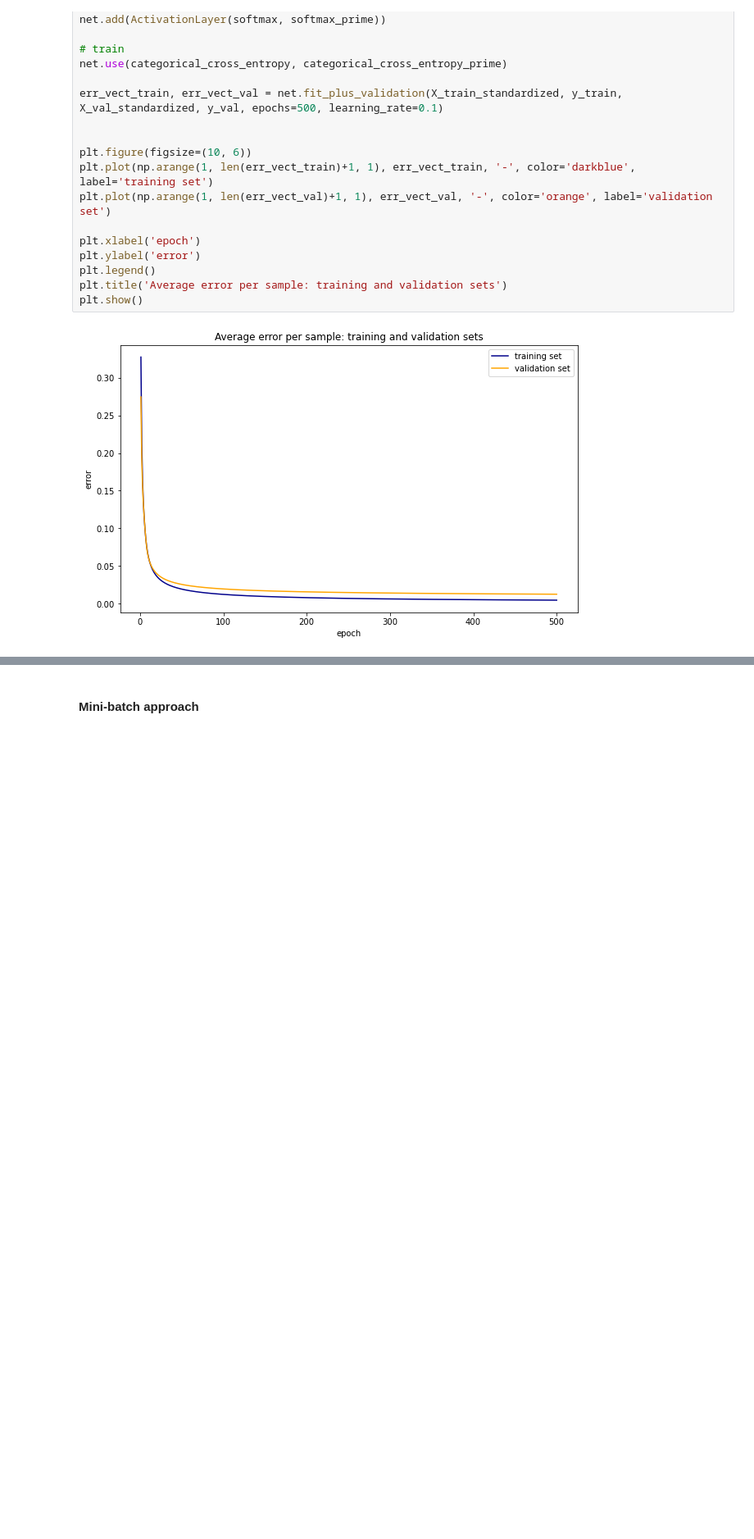
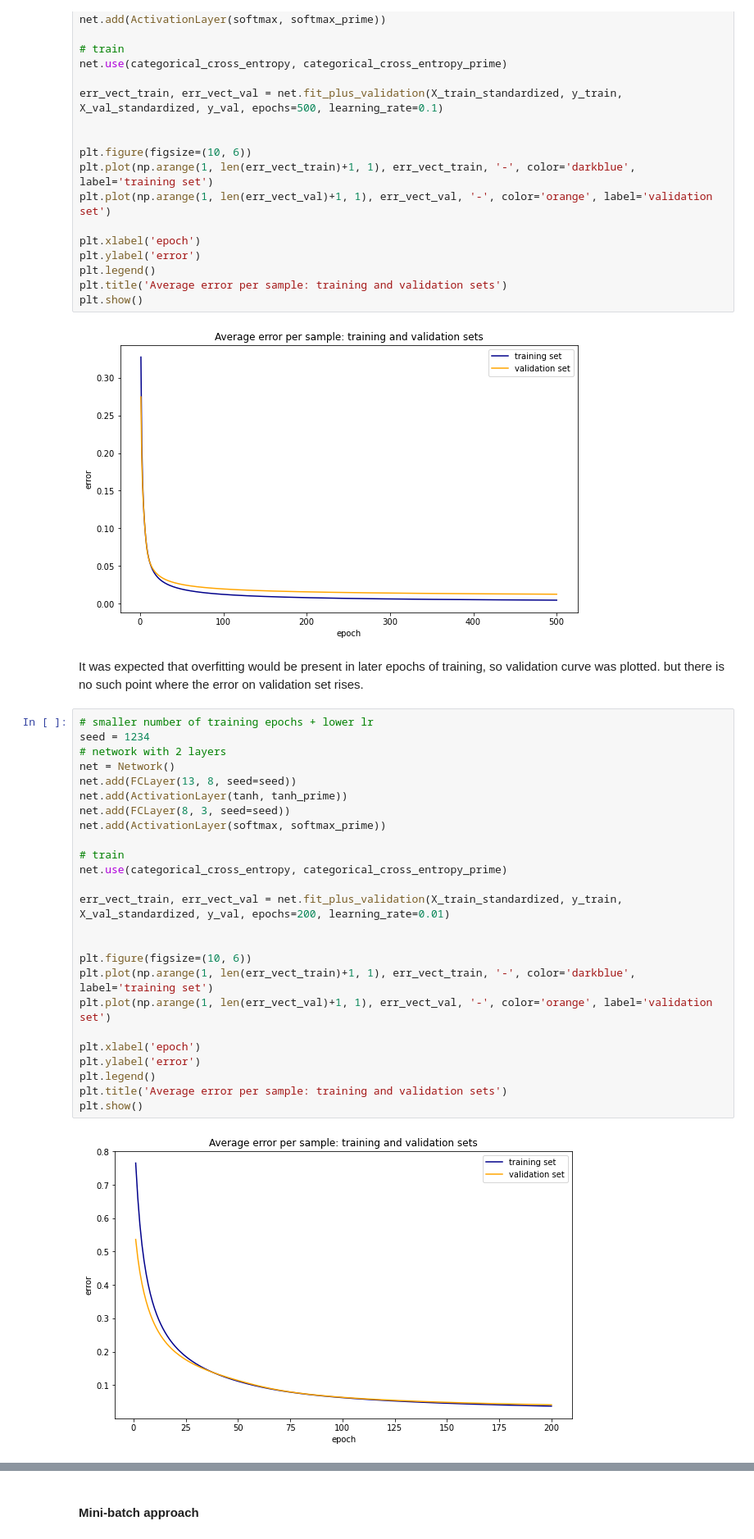
Before and after one commit to nadiaverdha/MachineLearningEx2, a Jupyter notebook: Ex2_wine.ipynb, the cells around one changed output, grey strips where cells are left out. Shown: that part at 82% size. Drawn from its saved outputs; the diff is of its cells as text; blank space fills up the shorter version.

```diff
--- a/Ex2_wine.ipynb
+++ b/Ex2_wine.ipynb
@@ -379,5 +379,34 @@ plt.title('Average error per sample: training and validation sets')
 plt.show()
 # %% [output]
 [figure]
+# %% [markdown]
+It was expected that overfitting would be present in later epochs of training, so validation curve was plotted. but there is no such point where the error on validation set rises.
+# %%
+# smaller number of training epochs + lower lr
+seed = 1234
+# network with 2 layers
+net = Network()
+net.add(FCLayer(13, 8, seed=seed))
+net.add(ActivationLayer(tanh, tanh_prime))
+net.add(FCLayer(8, 3, seed=seed))
+net.add(ActivationLayer(softmax, softmax_prime))
+
+# train
+net.use(categorical_cross_entropy, categorical_cross_entropy_prime)
+
+err_vect_train, err_vect_val = net.fit_plus_validation(X_train_standardized, y_train, X_val_standardized, y_val, epochs=200, learning_rate=0.01)
+
+
+plt.figure(figsize=(10, 6))
+plt.plot(np.arange(1, len(err_vect_train)+1, 1), err_vect_train, '-', color='darkblue', label='training set')
+plt.plot(np.arange(1, len(err_vect_val)+1, 1), err_vect_val, '-', color='orange', label='validation set')
+
+plt.xlabel('epoch')
+plt.ylabel('error')
+plt.legend()
+plt.title('Average error per sample: training and validation sets')
+plt.show()
+# %% [output]
+[figure, added]
 # %% [markdown]
 #### Batch approach
```
Also changed, not shown: parts of 7 cells of this notebook, 1 other file.
